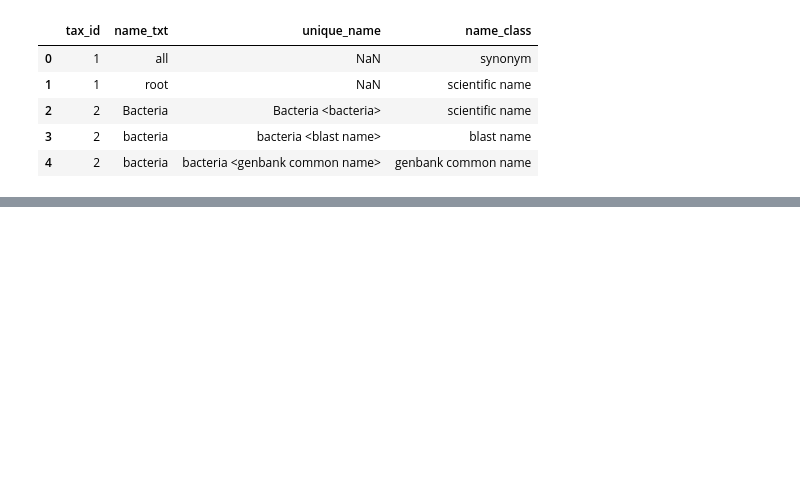
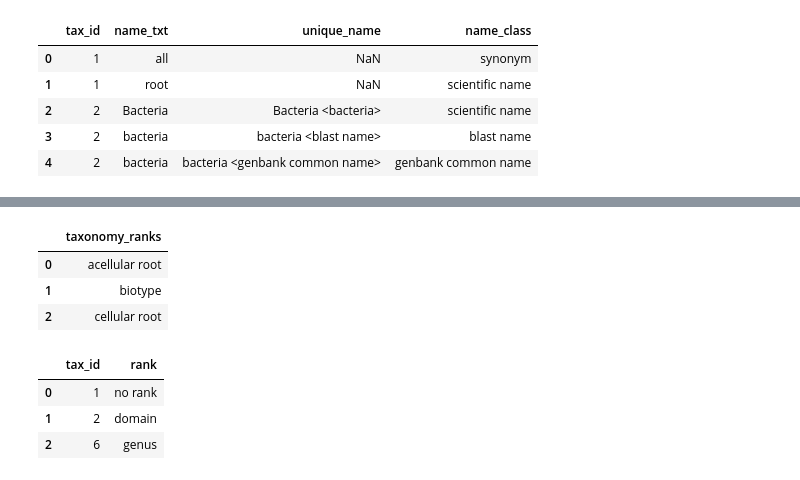
Before and after one commit to electric-death-kittens/biological-graph-database, a Jupyter notebook: biological_graph_database/taxonomy/taxonomy_1.ipynb, the cells around one changed output, grey strips where cells are left out. Cells and saved outputs as stored; diff of their text form; code cells hidden in the pictures; blank space fills up the shorter version.

```diff
--- a/biological_graph_database/taxonomy/taxonomy_1.ipynb
+++ b/biological_graph_database/taxonomy/taxonomy_1.ipynb
@@ -270,0 +345,17 @@ sorted(list(set_all_tax_ids))[0:10]
+# %%
+df_taxonomy_ranks.head(3)
+# %% [output]
+|  | taxonomy_ranks |
+| 0 | acellular root |
+| 1 | biotype |
+| 2 | cellular root |
+# %%
+df_tax_id_has_rank_relationship = df_nodes[['tax_id', 'rank']].copy()
+df_tax_id_has_rank_relationship['rank'] = [x.lower() for x in df_tax_id_has_rank_relationship['rank']]
+# %%
+df_tax_id_has_rank_relationship.head(3)
+# %% [output]
+|  | tax_id | rank |
+| 0 | 1 | no rank |
+| 1 | 2 | domain |
+| 2 | 6 | genus |
```
Also changed, not shown: parts of 45 cells of this notebook.
